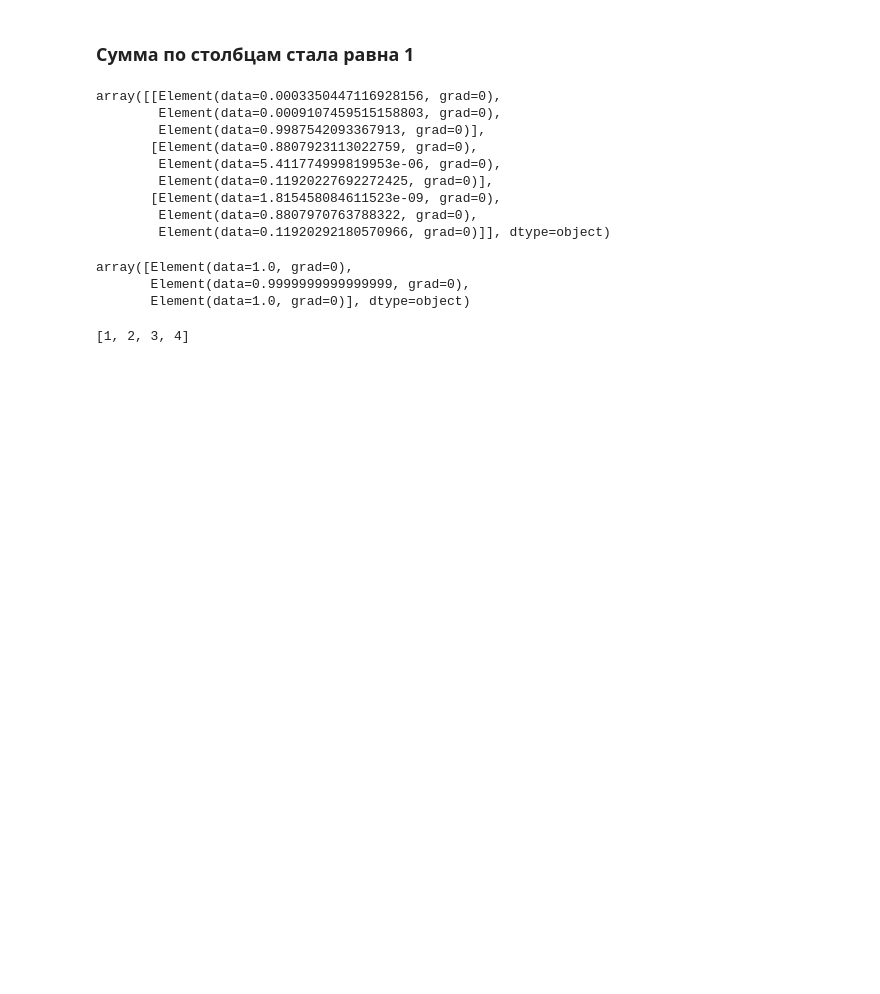
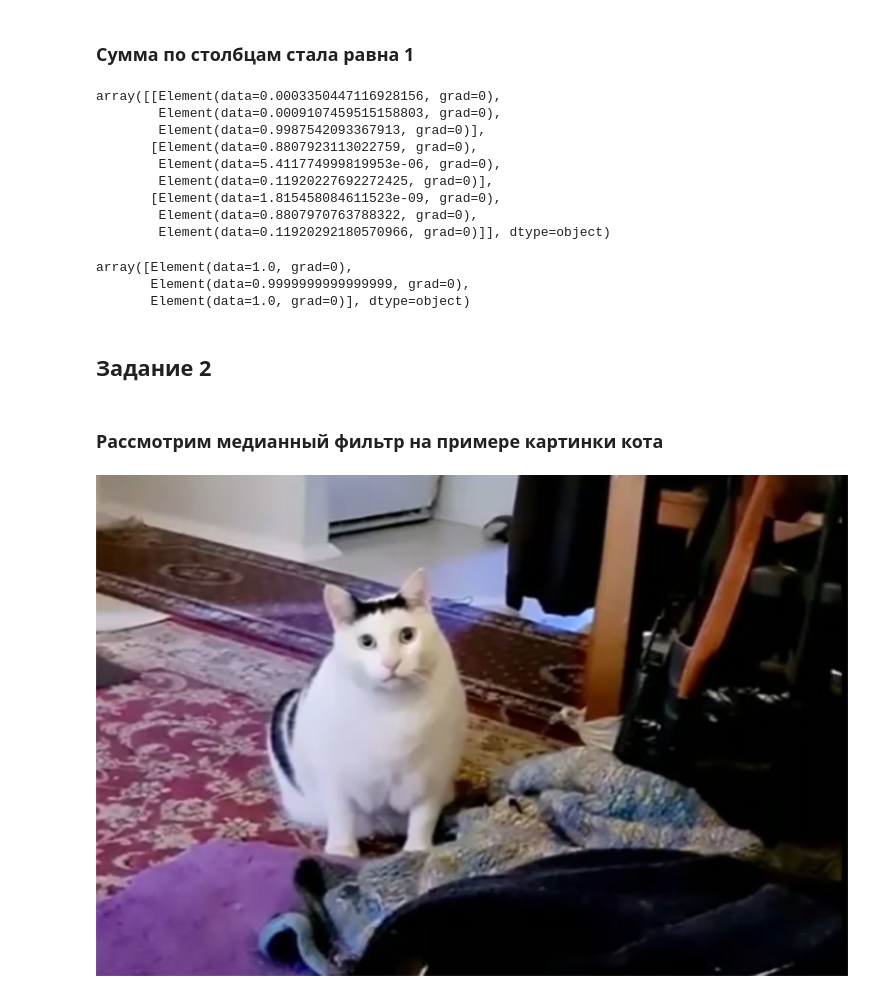
Before and after one commit to UnicornTowa/spbu_deep_learning, a Jupyter notebook: homeworks/hw_2.ipynb, the cells around one changed output. Cells and saved outputs as stored; diff of their text form; code cells hidden in the pictures; blank space fills up the shorter version.

```diff
--- a/homeworks/hw_2.ipynb
+++ b/homeworks/hw_2.ipynb
@@ -456,4 +451,14 @@ a += b
-# %%
-a
-# %% [output]
-[1, 2, 3, 4]
+# %% [markdown]
+## Задание 2
+# %% [markdown]
+### Рассмотрим медианный фильтр на примере картинки кота
+# %%
+from PIL import Image
+import matplotlib.pyplot as plt
+import torchvision.transforms as T
+
+image_path = "../additional_materials/images/kot_mjaukaet.jpg"
+image = Image.open(image_path).convert('RGB')
+image
+# %% [output]
+[figure, added]
```
Also changed, not shown: parts of 36 cells of this notebook, 2 other files.
